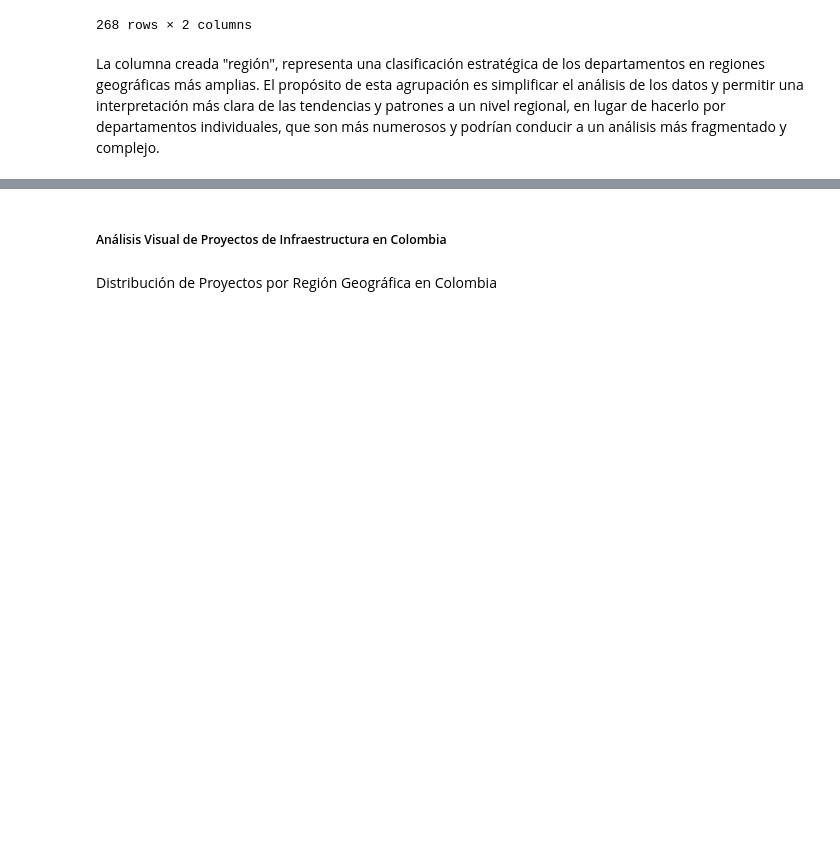
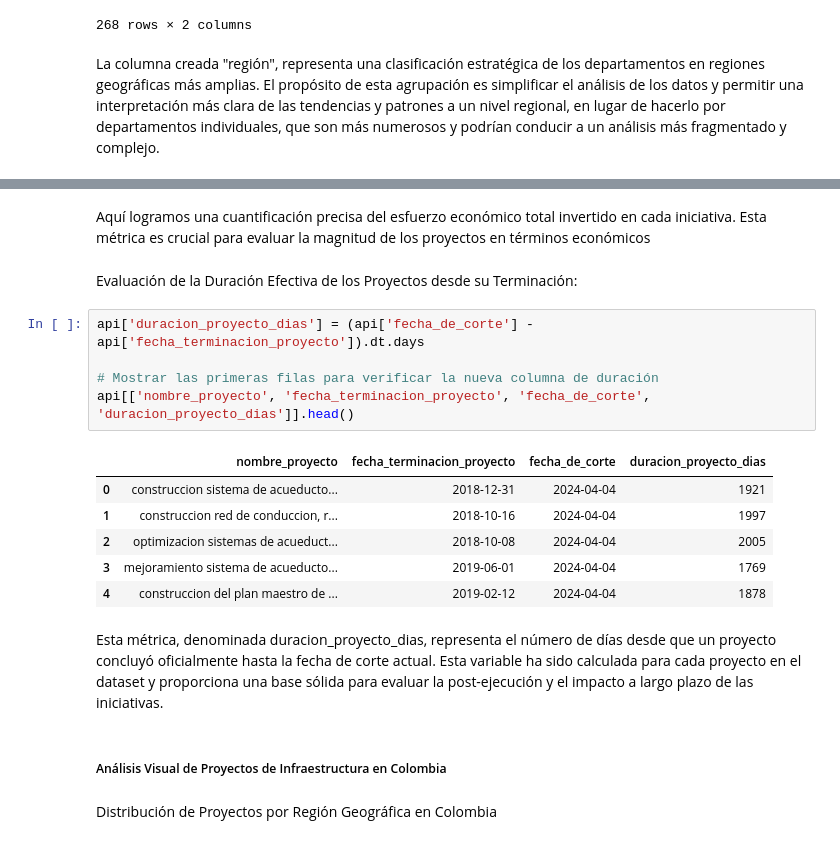
Before and after one commit to PaolaChaux/ETL, a Jupyter notebook: API/EDA_API.ipynb, the cells around one changed output, grey strips where cells are left out. Cells and saved outputs as stored; diff of their text form; blank space fills up the shorter version.

```diff
--- a/API/EDA_API.ipynb
+++ b/API/EDA_API.ipynb
@@ -196,3 +217,21 @@ La columna creada "región", representa una clasificación estratégica de los d
+# %% [markdown]
+Aquí logramos una cuantificación precisa del esfuerzo económico total invertido en cada iniciativa. Esta métrica es crucial para evaluar la magnitud de los proyectos en términos económicos
+# %% [markdown]
+Evaluación de la Duración Efectiva de los Proyectos desde su Terminación:
+# %%
+api['duracion_proyecto_dias'] = (api['fecha_de_corte'] - api['fecha_terminacion_proyecto']).dt.days
+
+# Mostrar las primeras filas para verificar la nueva columna de duración
+api[['nombre_proyecto', 'fecha_terminacion_proyecto', 'fecha_de_corte', 'duracion_proyecto_dias']].head()
+# %% [output]
+|  | nombre_proyecto | fecha_terminacion_proyecto | fecha_de_corte | duracion_proyecto_dias |
+| 0 | construccion sistema de acueducto... | 2018-12-31 | 2024-04-04 | 1921 |
+| 1 | construccion red de conduccion, r... | 2018-10-16 | 2024-04-04 | 1997 |
+| 2 | optimizacion sistemas de acueduct... | 2018-10-08 | 2024-04-04 | 2005 |
+| 3 | mejoramiento sistema de acueducto... | 2019-06-01 | 2024-04-04 | 1769 |
+| 4 | construccion del plan maestro de ... | 2019-02-12 | 2024-04-04 | 1878 |
+# %% [markdown]
+Esta métrica, denominada duracion_proyecto_dias, representa el número de días desde que un proyecto concluyó oficialmente hasta la fecha de corte actual. Esta variable ha sido calculada para cada proyecto en el dataset y proporciona una base sólida para evaluar la post-ejecución y el impacto a largo plazo de las iniciativas.
 # %% [markdown]
 ##### Análisis Visual de Proyectos de Infraestructura en Colombia
 # %% [markdown]
```
Also changed, not shown: parts of 3 cells of this notebook.
